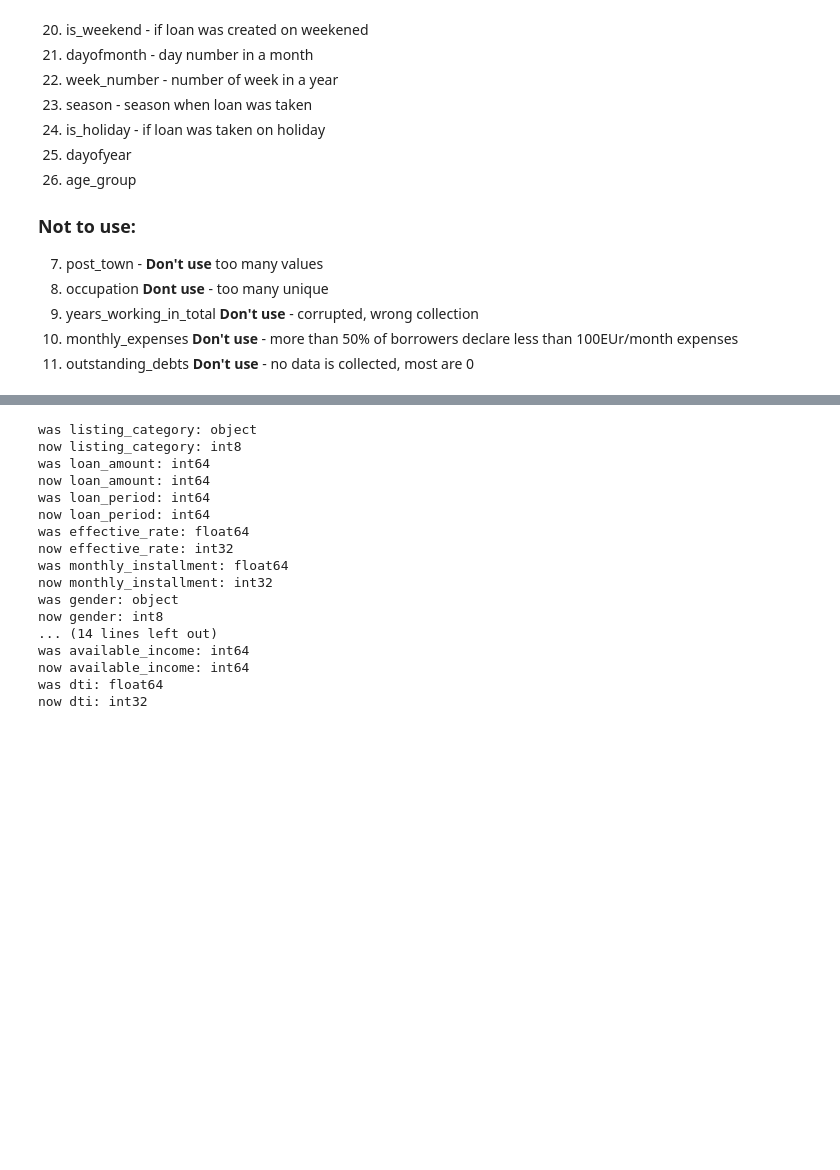
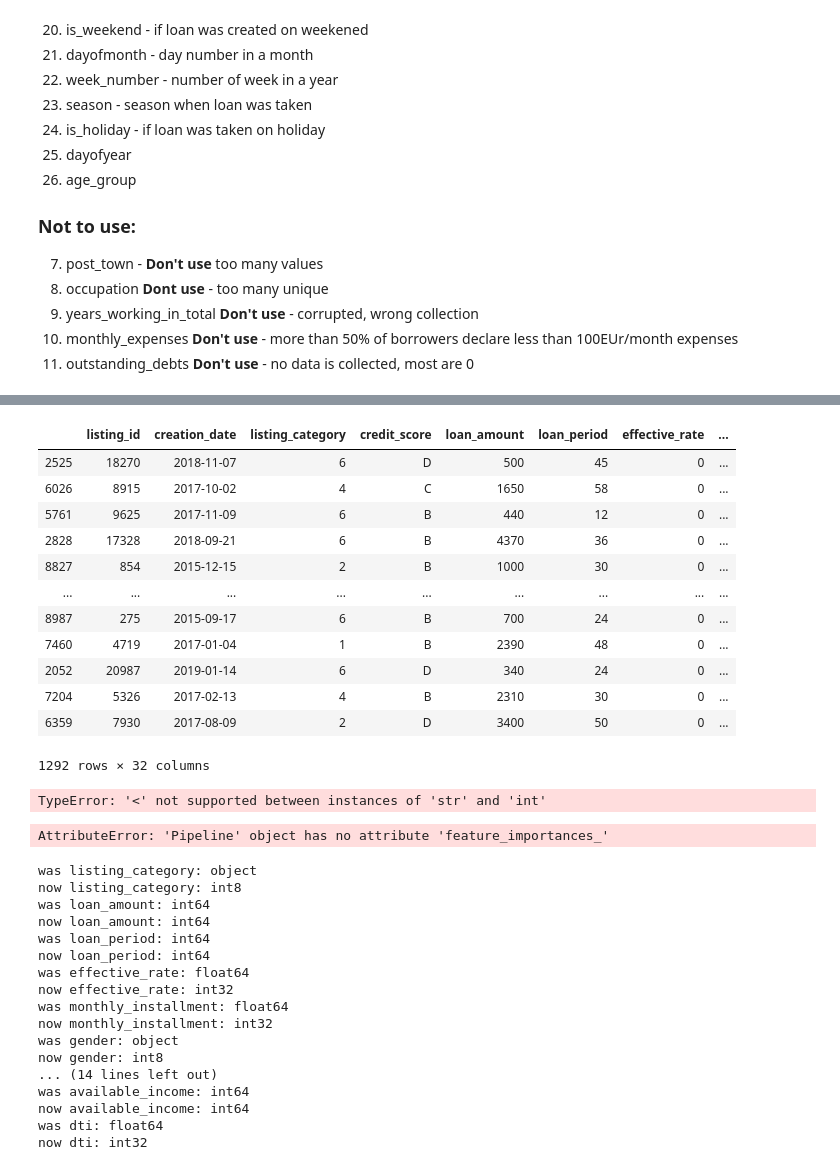
Before and after one commit to ValdemarQ/competitions, a Jupyter notebook: Finbee/C - Class project - Finbee - Predicting who will default on loans.ipynb, the cells around one changed output, grey strips where cells are left out. Cells and saved outputs as stored; diff of their text form; code cells hidden in the pictures; blank space fills up the shorter version.

```diff
--- a/Finbee/C - Class project - Finbee - Predicting who will default on loans.ipynb
+++ b/Finbee/C - Class project - Finbee - Predicting who will default on loans.ipynb
@@ -1180,0 +1203,3 @@ When traininig model to predict which are default which ones are okey, multiple
+# %%
+ros = RandomOverSampler(random_state=0)
+X_resampled, y_resampled = ros.fit_resample(X_train, y_train.loan_status)
@@ -1184,0 +1254,8 @@ Use pipelines?
+# %%
+for feature in features:
+    print(f'was {feature}:', X_resampled[feature].dtypes)
+    if X_resampled[feature].dtypes == 'object':
+        X_resampled[feature] = X_resampled[feature].astype('category').cat.codes
+    elif X_resampled[feature].dtypes == 'float64':
+        X_resampled[feature] = X_resampled[feature].astype(int)
+    print(f'now {feature}:', X_resampled[feature].dtypes)
@@ -1184,0 +1291,8 @@ Use pipelines?
+# %%
+for feature in features:
+    print(f'was {feature}:', validation[feature].dtypes)
+    if validation[feature].dtypes == 'object':
+        validation[feature] = validation[feature].astype('category').cat.codes
+    elif validation[feature].dtypes == 'float64':
+        validation[feature] = validation[feature].astype(int)
+    print(f'now {feature}:', validation[feature].dtypes)
@@ -1184,0 +1317,26 @@ Use pipelines?
+# %%
+validation.loan_status = validation.loan_status.astype('category').cat.codes
+# %%
+validation
+# %% [output]
+|  | listing_id | creation_date | listing_category | credit_score | loan_amount | loan_period | effective_rate | ... |
+| 2525 | 18270 | 2018-11-07 | 6 | D | 500 | 45 | 0 | ... |
+| 6026 | 8915 | 2017-10-02 | 4 | C | 1650 | 58 | 0 | ... |
+| 5761 | 9625 | 2017-11-09 | 6 | B | 440 | 12 | 0 | ... |
+| 2828 | 17328 | 2018-09-21 | 6 | B | 4370 | 36 | 0 | ... |
+| 8827 | 854 | 2015-12-15 | 2 | B | 1000 | 30 | 0 | ... |
+| ... | ... | ... | ... | ... | ... | ... | ... | ... |
+| 8987 | 275 | 2015-09-17 | 6 | B | 700 | 24 | 0 | ... |
+| 7460 | 4719 | 2017-01-04 | 1 | B | 2390 | 48 | 0 | ... |
+| 2052 | 20987 | 2019-01-14 | 6 | D | 340 | 24 | 0 | ... |
+| 7204 | 5326 | 2017-02-13 | 4 | B | 2310 | 30 | 0 | ... |
+| 6359 | 7930 | 2017-08-09 | 2 | D | 3400 | 50 | 0 | ... |
+1292 rows × 32 columns
+# %%
+rf.score(validation[features],validation[target])
+# %% [output]
+TypeError: '<' not supported between instances of 'str' and 'int'
+# %%
+importances = rf.feature_importances_
+# %% [output]
+AttributeError: 'Pipeline' object has no attribute 'feature_importances_'
```
Also changed, not shown: parts of 22 cells of this notebook.
